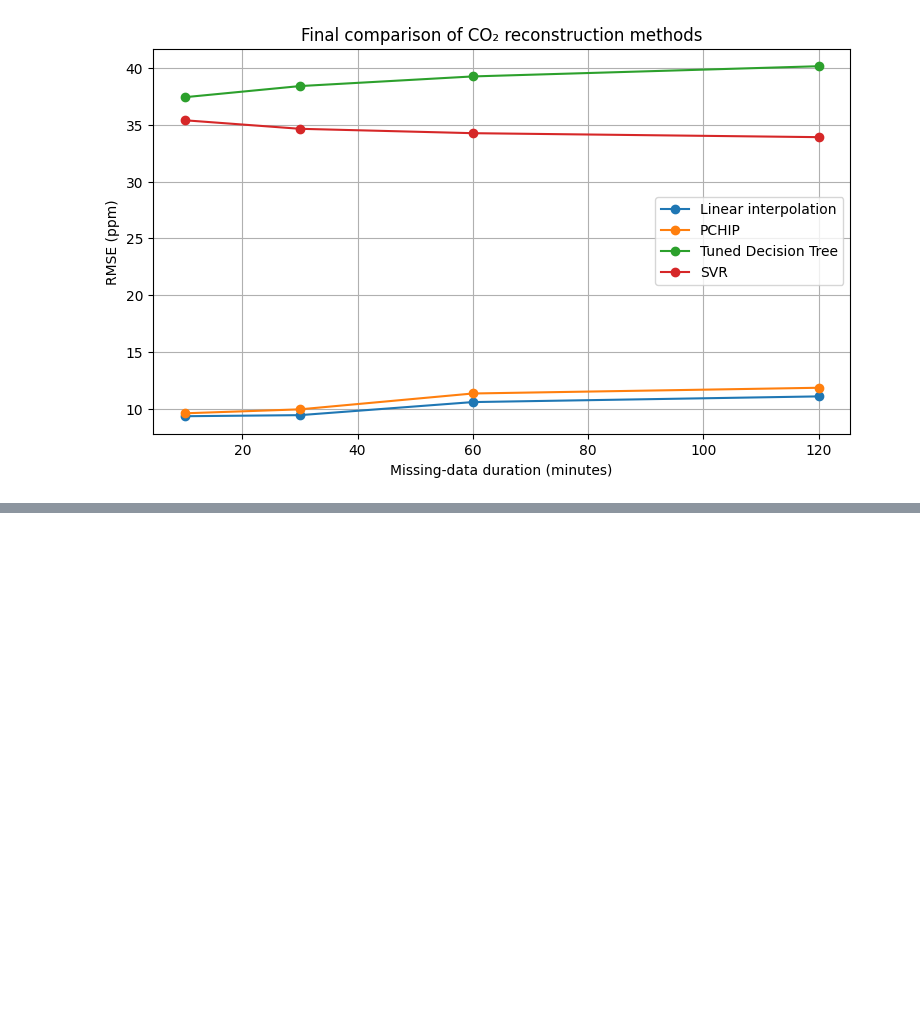
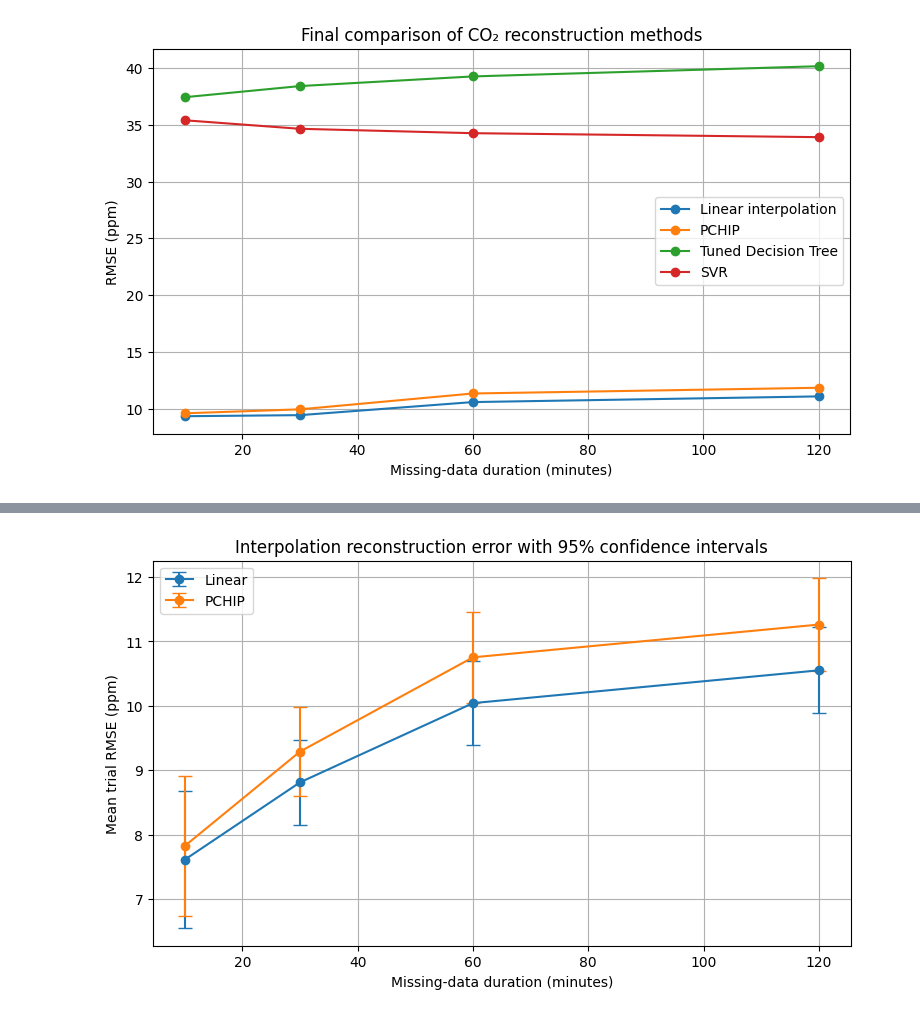
Before and after one commit to erica-teoh/MMA3001-CO2-Reconstruction, a Jupyter notebook: MMA3001_CO2_Reconstruction.ipynb, the cells around one changed output, grey strips where cells are left out. Cells and saved outputs as stored; diff of their text form; code cells hidden in the pictures; blank space fills up the shorter version.

Commit message:
Stage 8: assess reconstruction robustness across repeated paired trials

```diff
--- a/MMA3001_CO2_Reconstruction.ipynb
+++ b/MMA3001_CO2_Reconstruction.ipynb
@@ -1629,0 +1698,19 @@ gap_minutes
+# %%
+robustness_summary = (
+    per_trial_results
+    .groupby(["method", "gap_minutes"])
+    .agg(
+        Mean_RMSE=("RMSE_ppm", "mean"),
+        SD_RMSE=("RMSE_ppm", "std"),
+        N=("RMSE_ppm", "count")
+    )
+    .reset_index()
+)
+
+robustness_summary["CI95"] = (
+    1.96
+    * robustness_summary["SD_RMSE"]
+    / np.sqrt(robustness_summary["N"])
+)
+
+robustness_summary
@@ -1629,0 +1786,36 @@ gap_minutes
+# %%
+plot_data = robustness_summary[
+    robustness_summary["method"].isin(
+        ["Linear", "PCHIP"]
+    )
+]
+
+plt.figure(figsize=(9, 5))
+
+for method in ["Linear", "PCHIP"]:
+
+    data = plot_data[
+        plot_data["method"] == method
+    ]
+
+    plt.errorbar(
+        data["gap_minutes"],
+        data["Mean_RMSE"],
+        yerr=data["CI95"],
+        marker="o",
+        capsize=5,
+        label=method
+    )
+
+plt.xlabel("Missing-data duration (minutes)")
+plt.ylabel("Mean trial RMSE (ppm)")
+plt.title(
+    "Interpolation reconstruction error with 95% confidence intervals"
+)
+
+plt.legend()
+plt.grid(True)
+
+plt.show()
+# %% [output]
+[figure, added]
```
Also changed, not shown: parts of 6 cells of this notebook.
